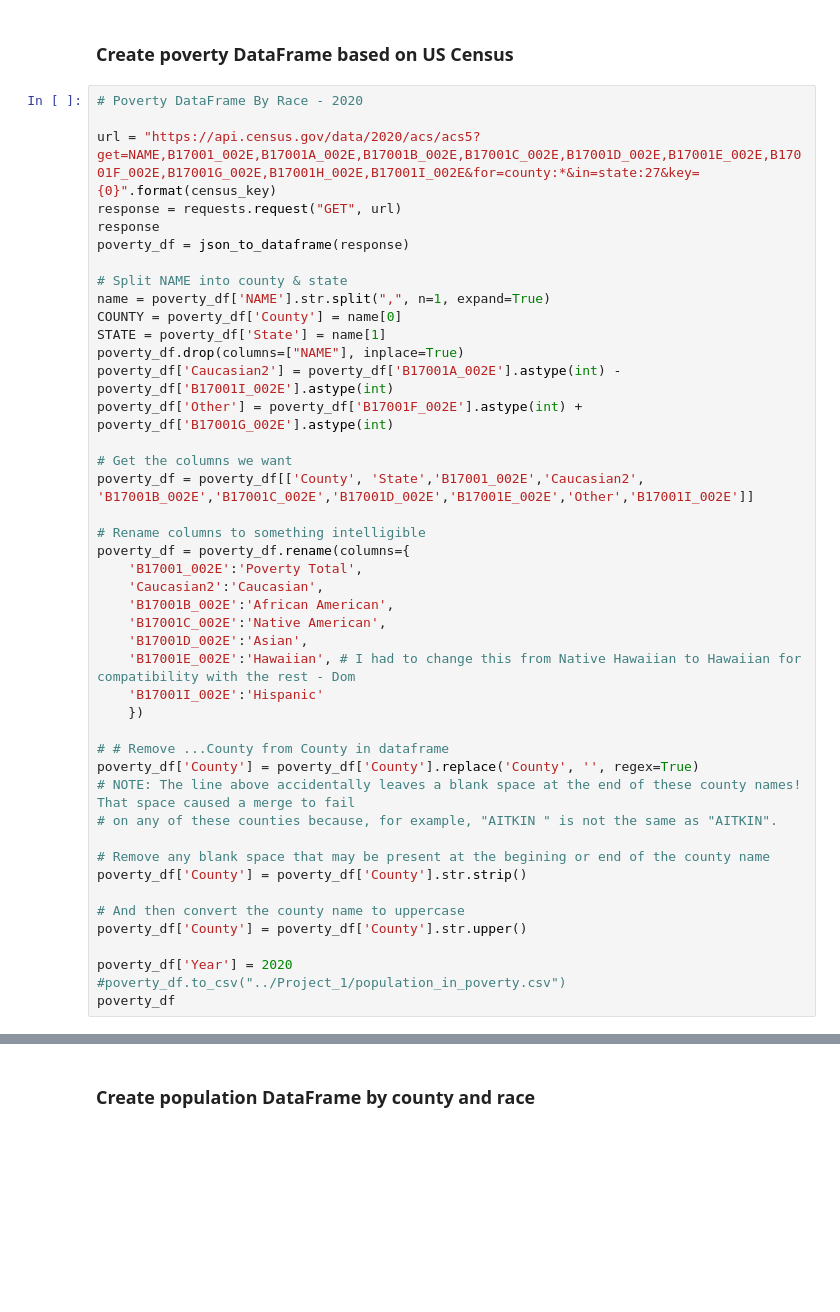
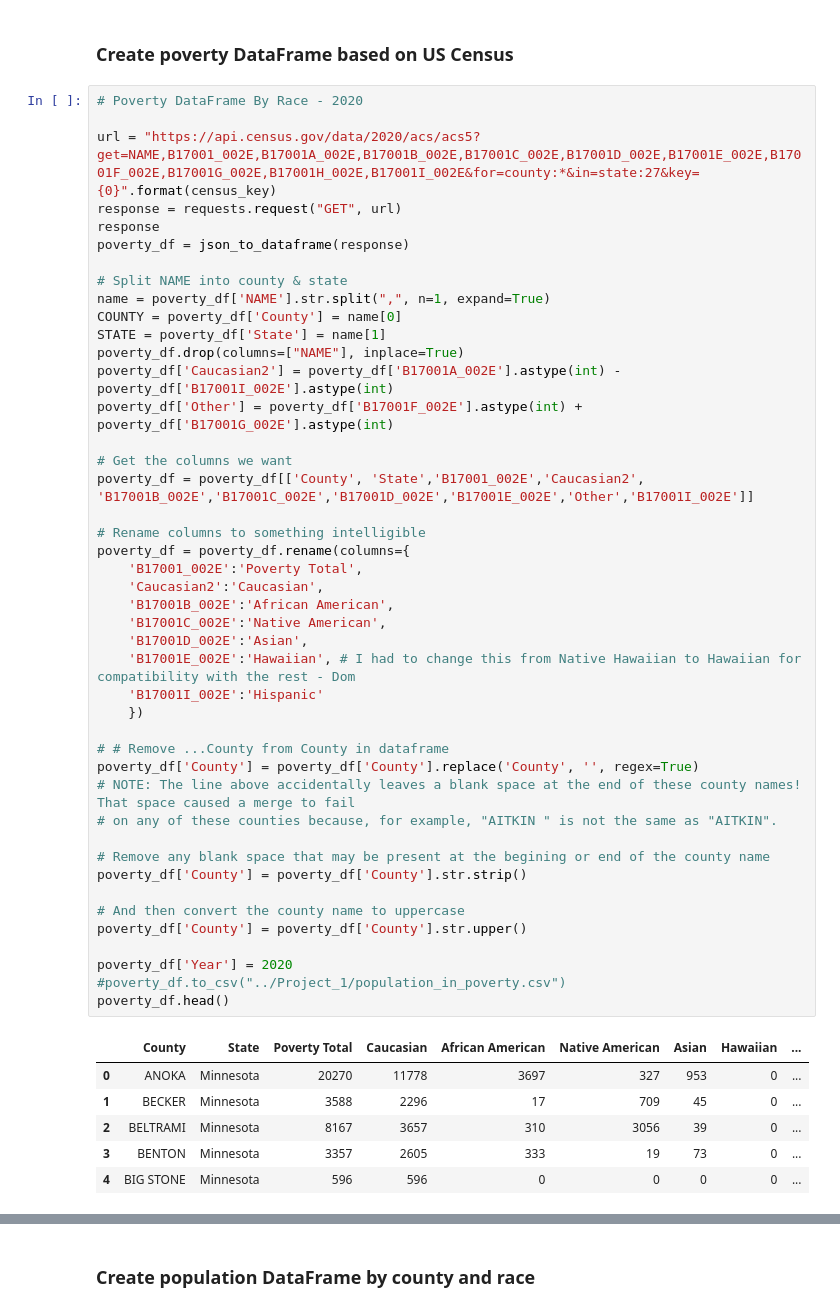
Before and after one commit to tlenzmeier58/Project_1, a Jupyter notebook: working.ipynb, the cells around one changed output, grey strips where cells are left out. Drawn from its saved outputs; the diff is of its cells as text; blank space fills up the shorter version.

```diff
--- a/working.ipynb
+++ b/working.ipynb
@@ -78,34 +93,41 @@ poverty_df.drop(columns=["NAME"], inplace=True)
 poverty_df['Caucasian2'] = poverty_df['B17001A_002E'].astype(int) - poverty_df['B17001I_002E'].astype(int)
 poverty_df['Other'] = poverty_df['B17001F_002E'].astype(int) + poverty_df['B17001G_002E'].astype(int)
 
 # Get the columns we want
 poverty_df = poverty_df[['County', 'State','B17001_002E','Caucasian2', 'B17001B_002E','B17001C_002E','B17001D_002E','B17001E_002E','Other','B17001I_002E']]
 
 # Rename columns to something intelligible
 poverty_df = poverty_df.rename(columns={
     'B17001_002E':'Poverty Total',
     'Caucasian2':'Caucasian',
     'B17001B_002E':'African American',
     'B17001C_002E':'Native American',
     'B17001D_002E':'Asian',
     'B17001E_002E':'Hawaiian', # I had to change this from Native Hawaiian to Hawaiian for compatibility with the rest - Dom
     'B17001I_002E':'Hispanic'
     })
 
 # # Remove ...County from County in dataframe
 poverty_df['County'] = poverty_df['County'].replace('County', '', regex=True)
 # NOTE: The line above accidentally leaves a blank space at the end of these county names! That space caused a merge to fail
 # on any of these counties because, for example, "AITKIN " is not the same as "AITKIN".
 
 # Remove any blank space that may be present at the begining or end of the county name
 poverty_df['County'] = poverty_df['County'].str.strip()
 
 # And then convert the county name to uppercase
 poverty_df['County'] = poverty_df['County'].str.upper()
 
 poverty_df['Year'] = 2020
 #poverty_df.to_csv("../Project_1/population_in_poverty.csv")
-poverty_df
+poverty_df.head()
+# %% [output]
+|  | County | State | Poverty Total | Caucasian | African American | Native American | Asian | Hawaiian | ... |
+| 0 | ANOKA | Minnesota | 20270 | 11778 | 3697 | 327 | 953 | 0 | ... |
+| 1 | BECKER | Minnesota | 3588 | 2296 | 17 | 709 | 45 | 0 | ... |
+| 2 | BELTRAMI | Minnesota | 8167 | 3657 | 310 | 3056 | 39 | 0 | ... |
+| 3 | BENTON | Minnesota | 3357 | 2605 | 333 | 19 | 73 | 0 | ... |
+| 4 | BIG STONE | Minnesota | 596 | 596 | 0 | 0 | 0 | 0 | ... |
 # %%
 # Choose only the columns we need
 poverty_df = poverty_df[['County', 'Caucasian', 'African American', 'Native American', 'Asian', 'Hawaiian', 'Other', 'Hispanic']]
```
Also changed, not shown: parts of 18 cells of this notebook, 2 other files.
